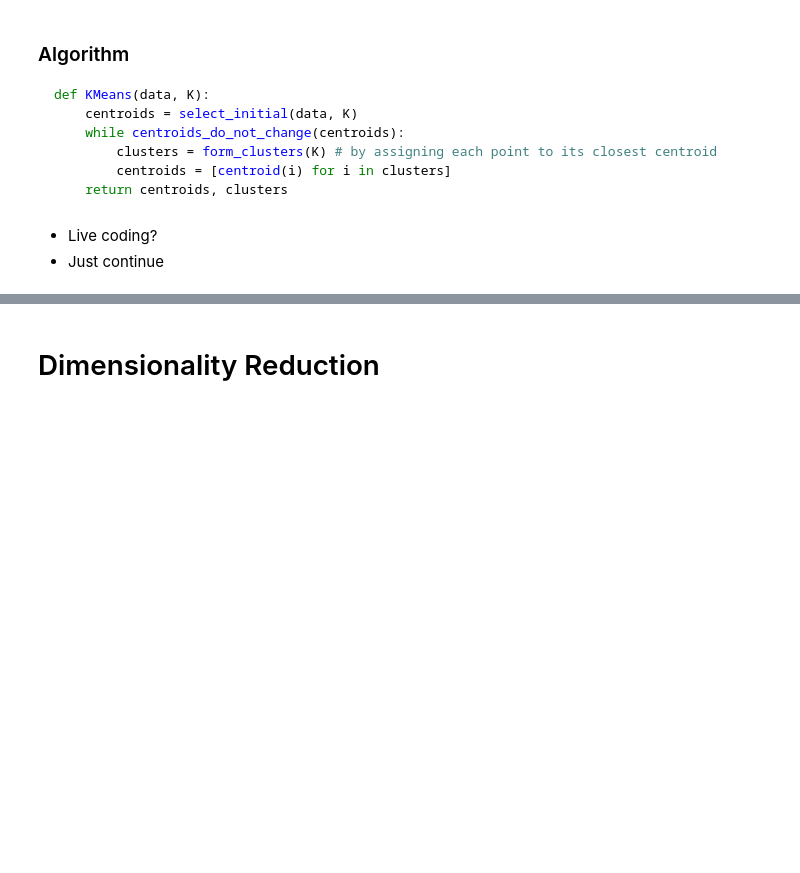
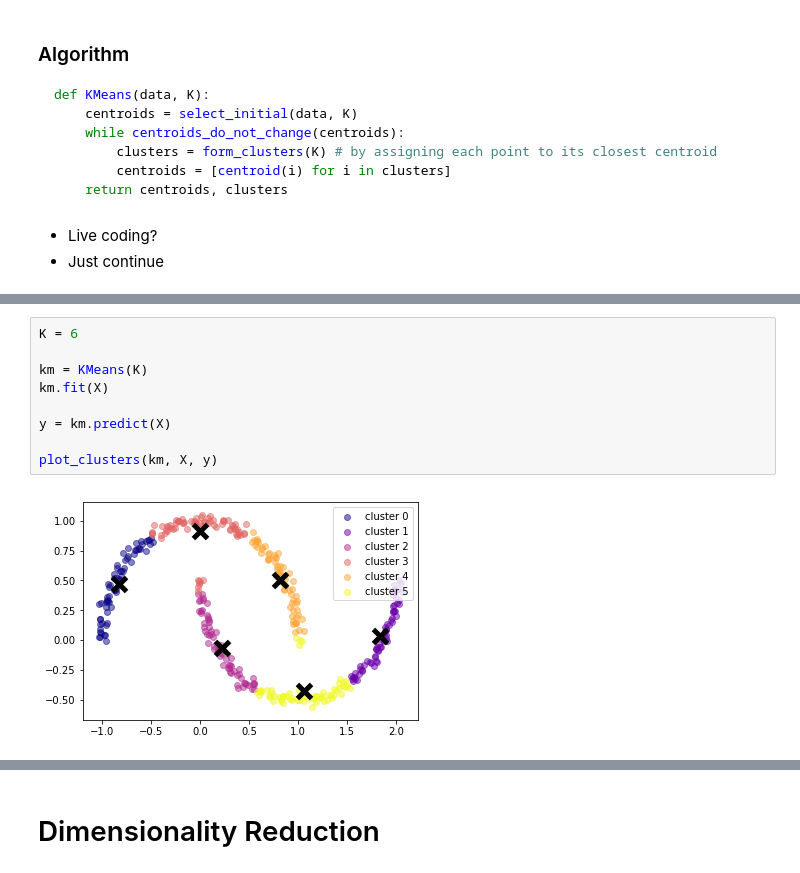
Before and after one commit to sivico26/ML-biocomp, a Jupyter notebook: notebooks/lectures/lect4-unsupervised.ipynb, the cells around one changed output, grey strips where cells are left out. Drawn from its saved outputs; the diff is of its cells as text; blank space fills up the shorter version.

```diff
--- a/notebooks/lectures/lect4-unsupervised.ipynb
+++ b/notebooks/lectures/lect4-unsupervised.ipynb
@@ -103,0 +110,11 @@ plot_clusters(km, X, y)
+# %%
+K = 6
+
+km = KMeans(K)
+km.fit(X)
+
+y = km.predict(X)
+
+plot_clusters(km, X, y)
+# %% [output]
+[figure, added]
```
Also changed, not shown: parts of 60 cells of this notebook, 2 other files.
